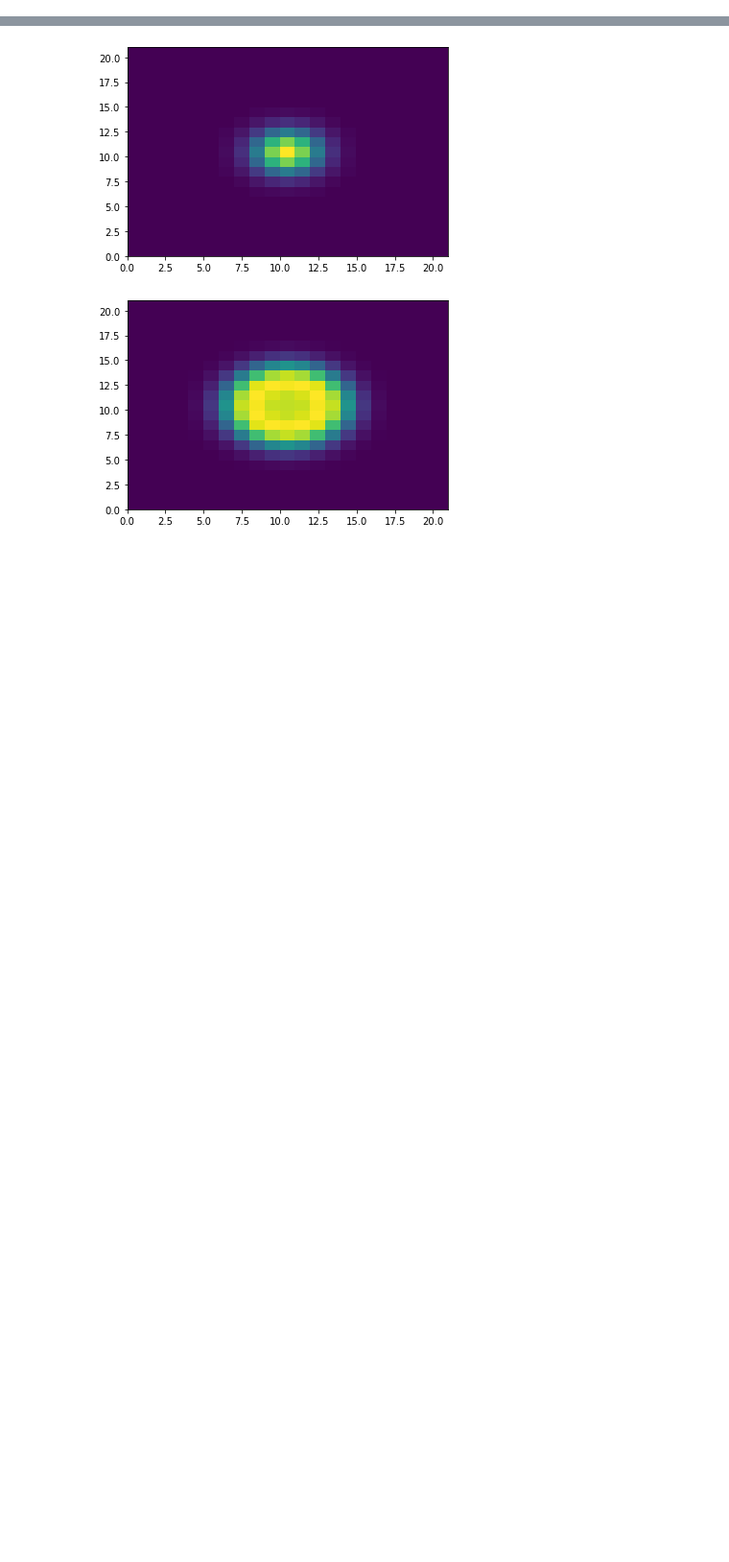
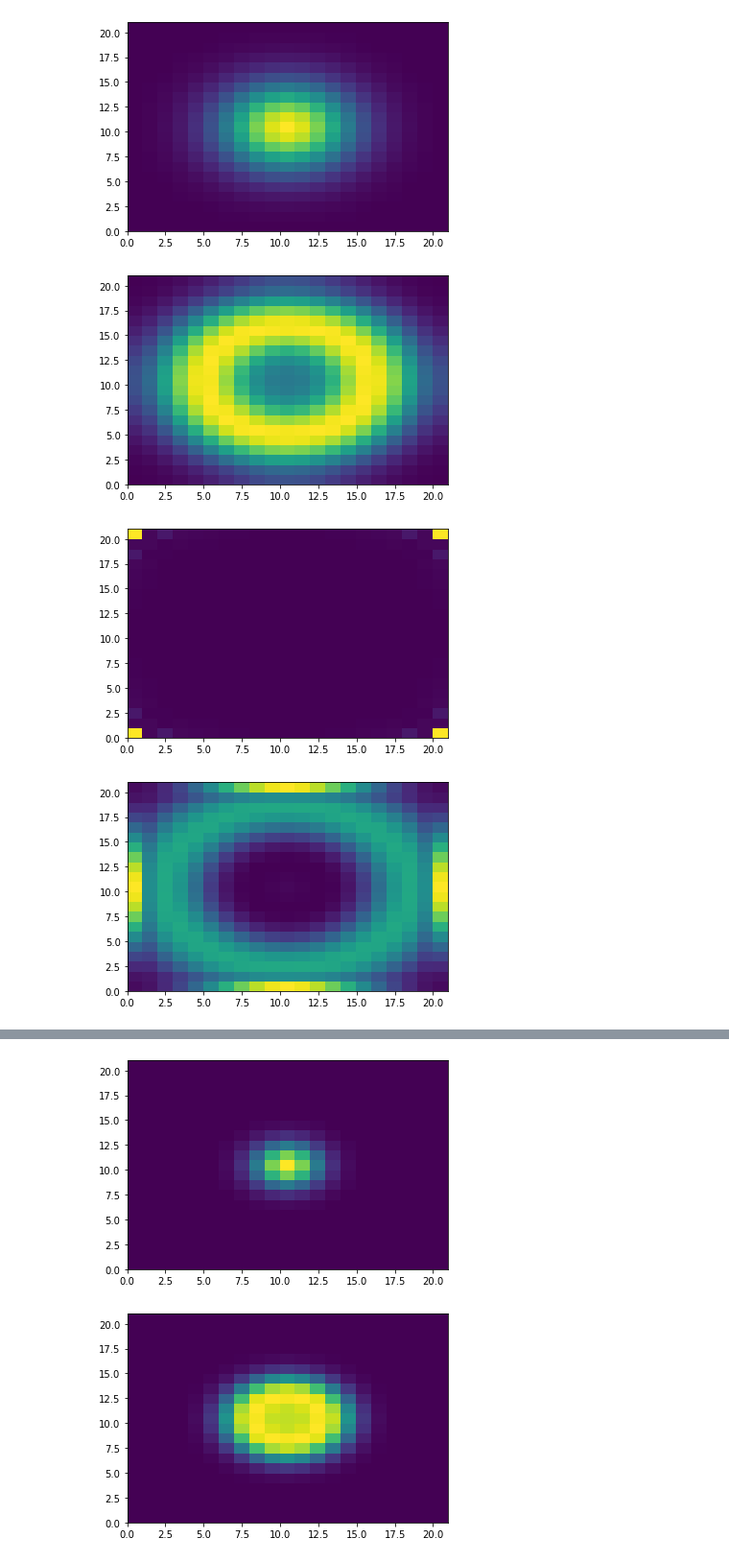
Before and after one commit to PSC-2022-team4/Gross-Pitaevskii-FDM, a Jupyter notebook: visualization/forward_euler.ipynb, the cells around one changed output, grey strips where cells are left out. Shown: that part at 96% size. Saved outputs shown, nothing was run; the diff lists cells and outputs as text; code cells hidden in the pictures; blank space fills up the shorter version.

```diff
--- a/visualization/forward_euler.ipynb
+++ b/visualization/forward_euler.ipynb
@@ -52,0 +48,14 @@ datas[1][' probability'].to_numpy().reshape((21, 21))[10,10]
+# %%
+folder_name = os.path.join(data_home_dir, '05-06-2022-03-42-47_Forward_Euler_Result0.200000')
+file_names = sorted(os.listdir(folder_name))
+datas = []
+for file_name in file_names:
+    datas.append(pd.read_csv(os.path.join(folder_name, file_name)))
+for i in range(11):
+    plt.pcolor(datas[i][' probability'].to_numpy().reshape((21, 21)))
+    plt.show()
+# %% [output]
+[figure, added]
+[figure, added]
+[figure, added]
+[figure, added]
```
Also changed, not shown: parts of 6 cells of this notebook, 8 other files.
